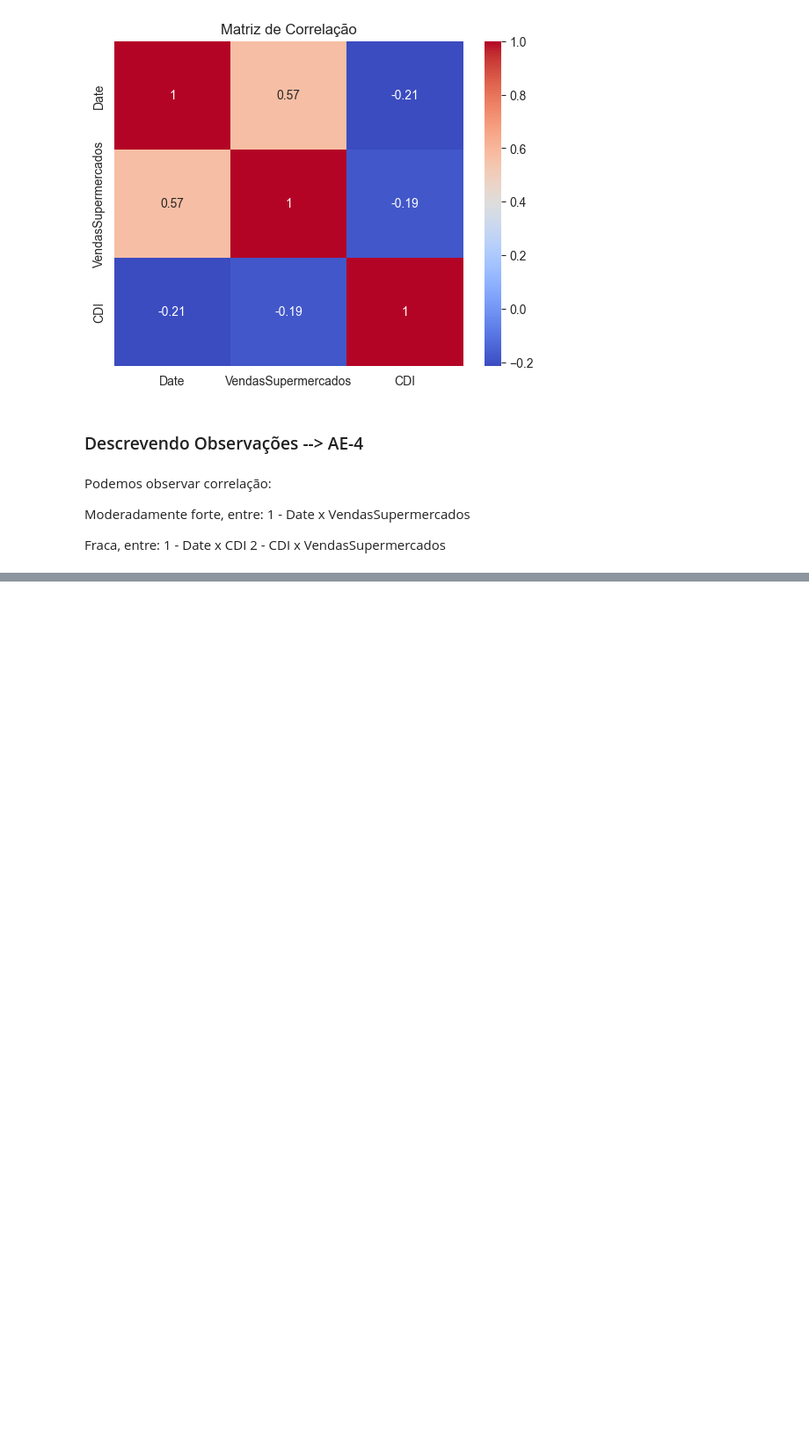
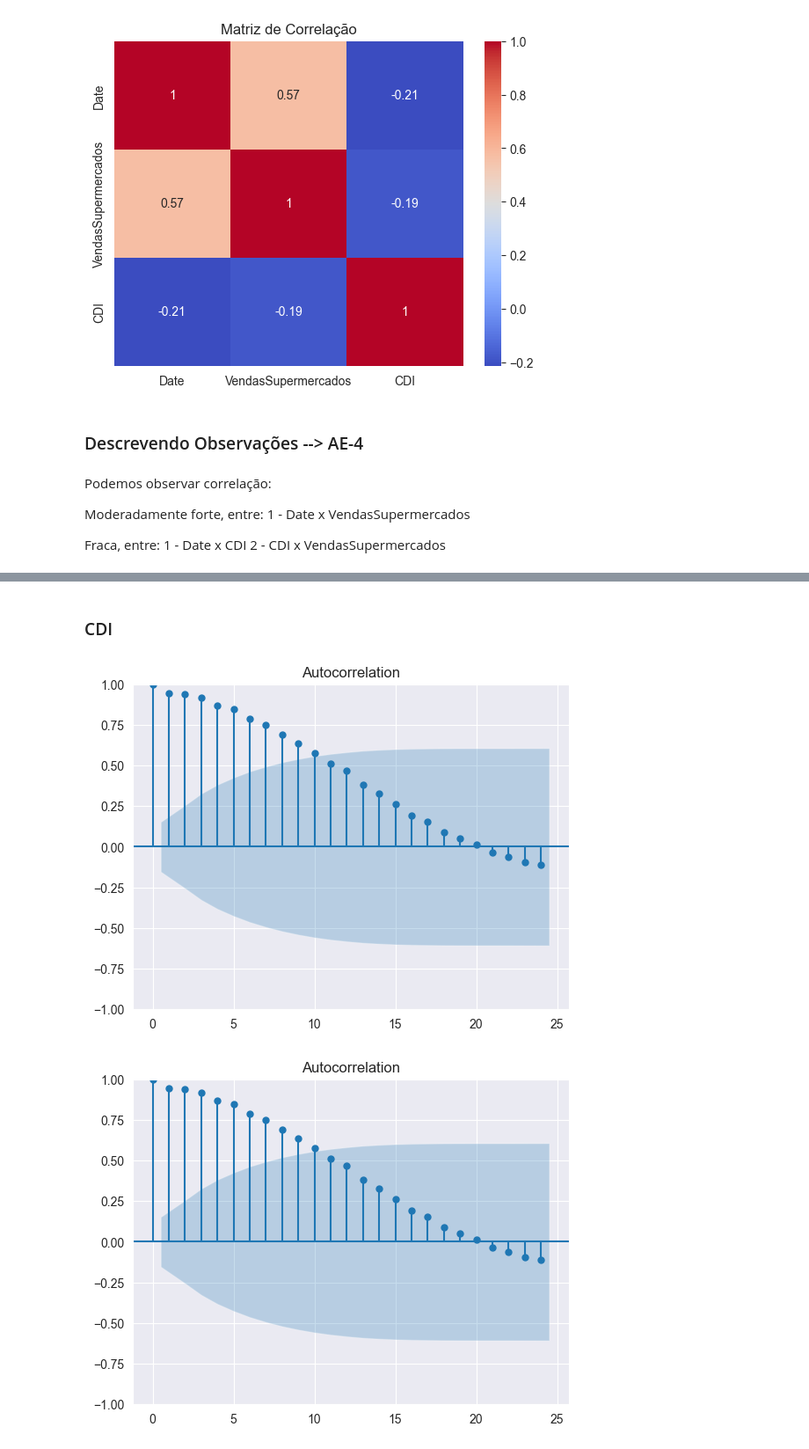
Before and after one commit to lspraciano/timeSeriesChallengeDez23, a Jupyter notebook: supermarket.ipynb, the cells around one changed output, grey strips where cells are left out. Shown: that part at 88% size. Saved outputs shown, nothing was run; the diff lists cells and outputs as text; code cells hidden in the pictures; blank space fills up the shorter version.

```diff
--- a/supermarket.ipynb
+++ b/supermarket.ipynb
@@ -437,0 +494,10 @@ Fraca, entre:
+# %% [markdown]
+### CDI
+# %%
+plot_acf(
+    x=df_cdi,
+    lags=24
+)
+# %% [output]
+[figure, added]
+[figure, added]
```
Also changed, not shown: parts of 27 cells of this notebook, 2 other files.
